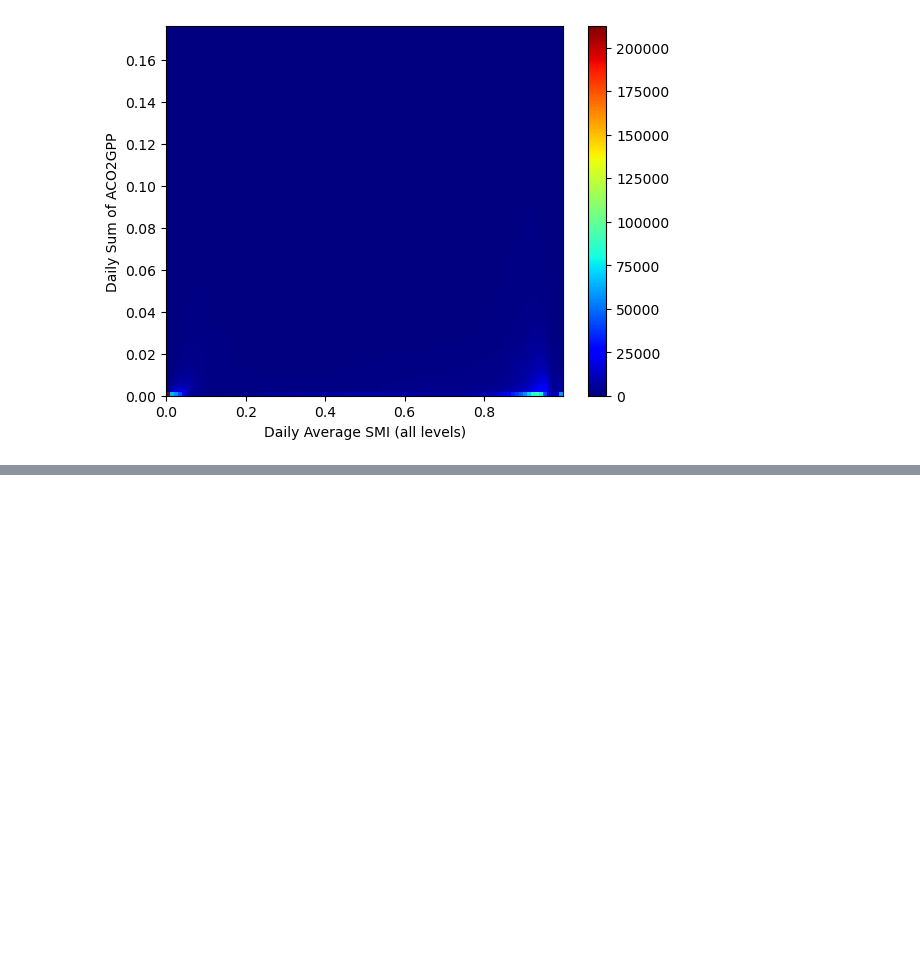
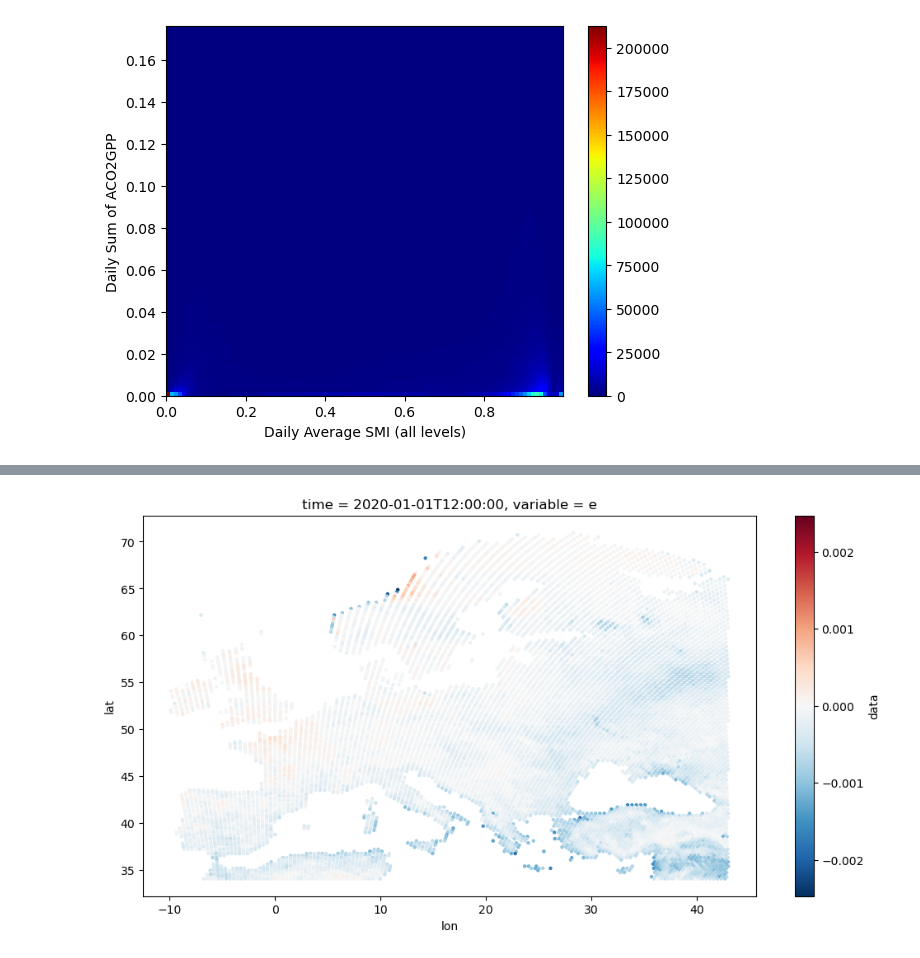
Before and after one commit to ECMWFCode4Earth/ML-BEES, a Jupyter notebook: ML-BEES-eval/physical_consistency.ipynb, the cells around one changed output, grey strips where cells are left out. Cells and saved outputs as stored; diff of their text form; code cells hidden in the pictures; blank space fills up the shorter version.

Commit message:
water balance check

```diff
--- a/ML-BEES-eval/physical_consistency.ipynb
+++ b/ML-BEES-eval/physical_consistency.ipynb
@@ -261,0 +264,5 @@ plt.show()
+# %%
+# test the water balance equation: delta S=P-E-R -- long-term delta S should be 0 -- yearly?
+eval_ds = xr.open_zarr("/data/ch23/euro_xgb_train_2010_2019_val_2020_2020_diagnostic_v2.zarr")  # Global dataset
+# train_ds = xr.open_zarr("/data/ecland_i6aj_o400_2010_2022_6h_euro.zarr")  # Europe subset
+eval_ds
@@ -261,0 +319,11 @@ plt.show()
+# %%
+# Plotting
+(eval_ds
+ .data
+ .isel(time=2)
+ .sel(variable="e").to_dataset()
+ .plot.scatter(x="lon", y="lat", hue="data", s=10, edgecolors="none",figsize=(12,6))
+)
+plt.show()
+# %% [output]
+[figure, added]
```
Also changed, not shown: parts of 7 cells of this notebook.
